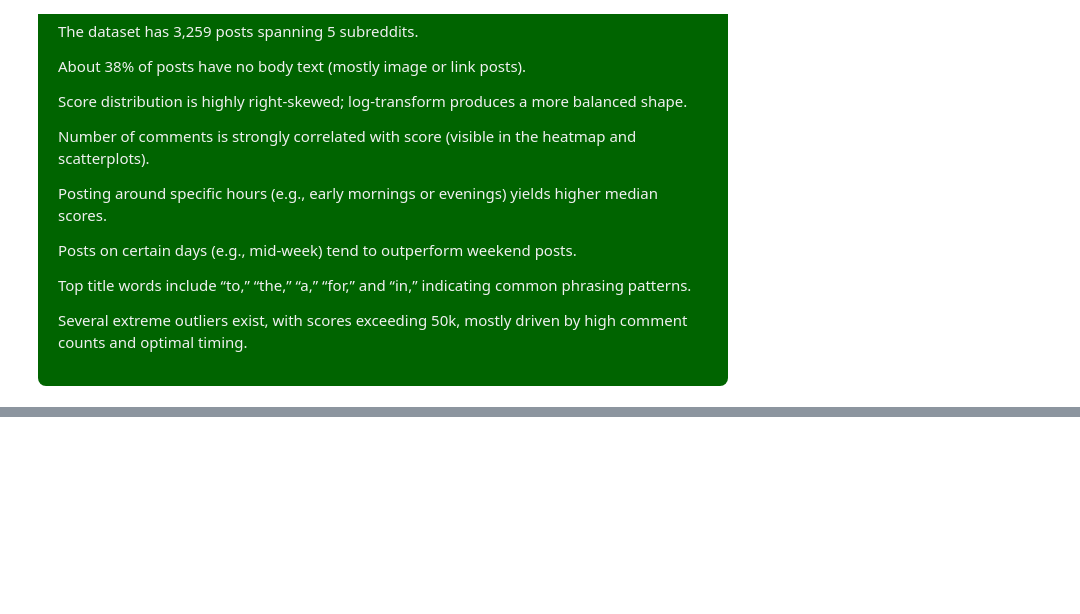
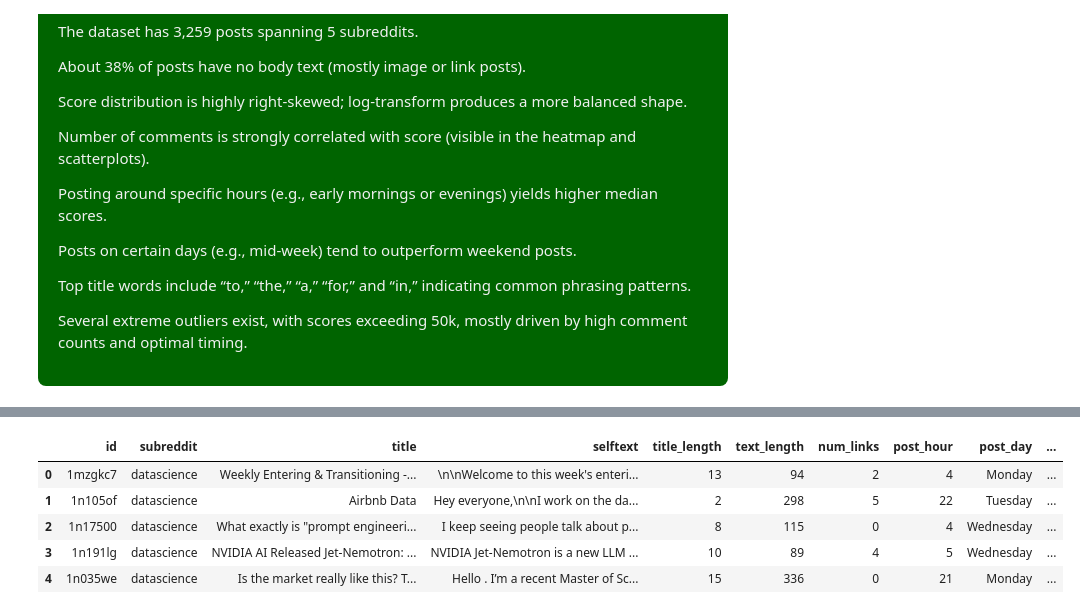
Before and after one commit to alabhastam/reddit-score-prediction, a Jupyter notebook: main.ipynb, the cells around one changed output, grey strips where cells are left out. Saved outputs shown, nothing was run; the diff lists cells and outputs as text; code cells hidden in the pictures; blank space fills up the shorter version.

```diff
--- a/main.ipynb
+++ b/main.ipynb
@@ -160,0 +227,9 @@ plt.show()
+# %%
+df.head()
+# %% [output]
+|  | id | subreddit | title | selftext | title_length | text_length | num_links | post_hour | post_day | ... |
+| 0 | 1mzgkc7 | datascience | Weekly Entering & Transitioning -... | \n\nWelcome to this week's enteri... | 13 | 94 | 2 | 4 | Monday | ... |
+| 1 | 1n105of | datascience | Airbnb Data | Hey everyone,\n\nI work on the da... | 2 | 298 | 5 | 22 | Tuesday | ... |
+| 2 | 1n17500 | datascience | What exactly is "prompt engineeri... | I keep seeing people talk about p... | 8 | 115 | 0 | 4 | Wednesday | ... |
+| 3 | 1n191lg | datascience | NVIDIA AI Released Jet-Nemotron: ... | NVIDIA Jet-Nemotron is a new LLM ... | 10 | 89 | 4 | 5 | Wednesday | ... |
+| 4 | 1n035we | datascience | Is the market really like this? T... | Hello . I’m a recent Master of Sc... | 15 | 336 | 0 | 21 | Monday | ... |
```
Also changed, not shown: parts of 3 cells of this notebook.
